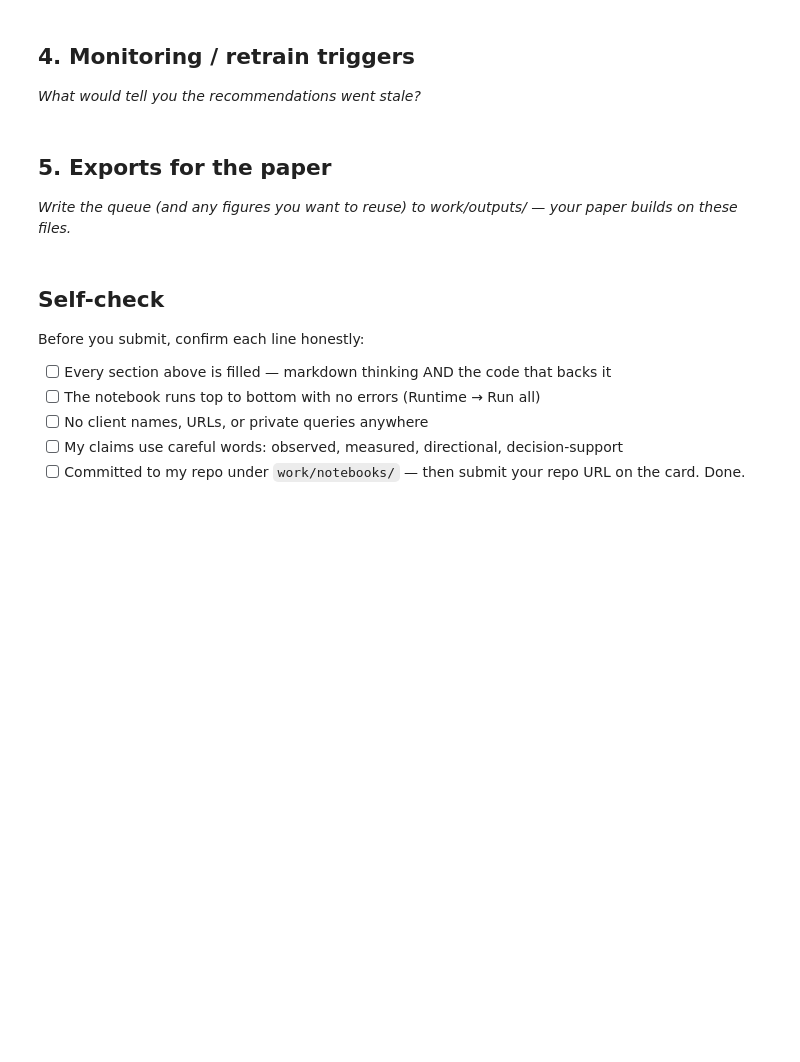
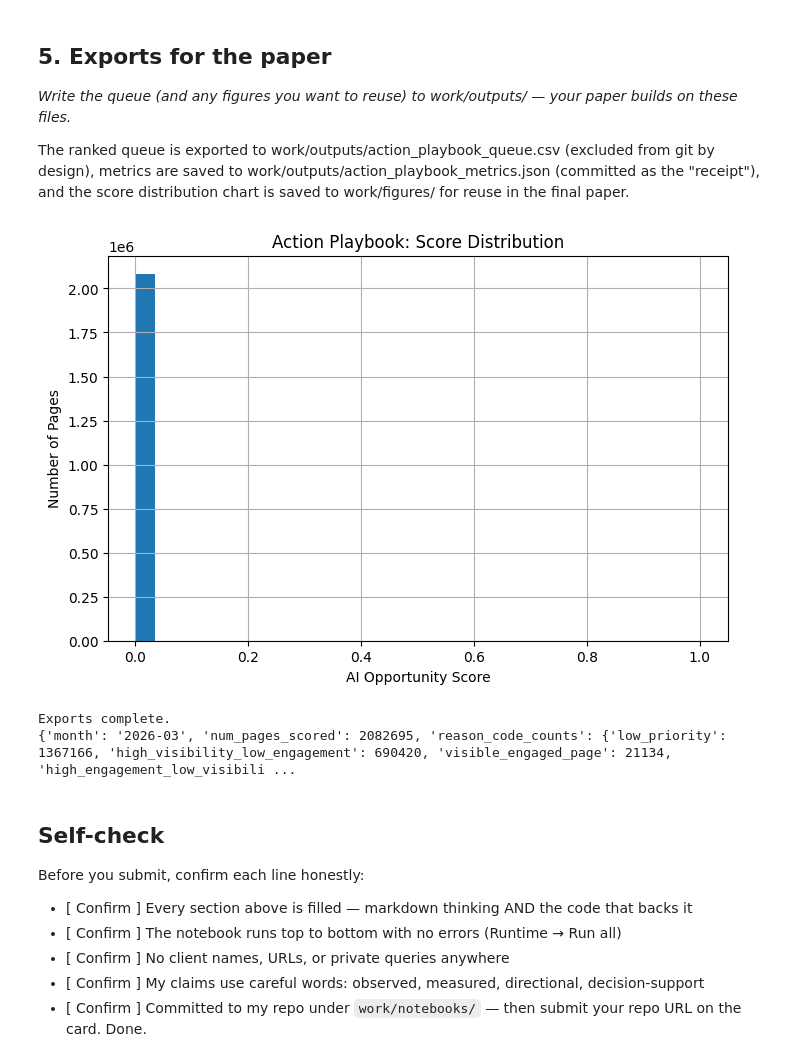
Before and after one commit to ShaunGves/FlyRank-AI, a Jupyter notebook: work/notebooks/w07_action_playbook.ipynb, the cells around one changed output. Cells and saved outputs as stored; diff of their text form; code cells hidden in the pictures; blank space fills up the shorter version.

```diff
--- a/work/notebooks/w07_action_playbook.ipynb
+++ b/work/notebooks/w07_action_playbook.ipynb
@@ -12,0 +11,18 @@ This skeleton is yours to fill. Work the sections **in order** — each one has
+# %%
+!git clone https://github.com/ShaunGves/FlyRank-AI.git
+%cd FlyRank-AI
+
+from google.colab import userdata
+import os
+os.environ["HF_TOKEN"] = userdata.get("HF_TOKEN")
+print("Token loaded successfully" if os.environ["HF_TOKEN"] else "Token missing")
+
+import duckdb, pandas as pd, os
+con = duckdb.connect()
+con.execute("INSTALL httpfs; LOAD httpfs;")
+con.execute("""
+CREATE SECRET hf_token (
+    TYPE HUGGINGFACE,
+    TOKEN '{}'
+);
+""".format(os.environ["HF_TOKEN"]))
@@ -27,7 +128,3 @@ This skeleton is yours to fill. Work the sections **in order** — each one has
 # %%
 # This cell is for CODE (numbers, a query, a check).
 # Write your text answer in the cell ABOVE this one — typing sentences here breaks Run All.
-# %% [markdown]
-## 4. Monitoring / retrain triggers
-
-*What would tell you the recommendations went stale?*
@@ -38,3 +132,5 @@ This skeleton is yours to fill. Work the sections **in order** — each one has
 ## 5. Exports for the paper
 
 *Write the queue (and any figures you want to reuse) to work/outputs/ — your paper builds on these files.*
+
+The ranked queue is exported to work/outputs/action_playbook_queue.csv (excluded from git by design), metrics are saved to work/outputs/action_playbook_metrics.json (committed as the "receipt"), and the score distribution chart is saved to work/figures/ for reuse in the final paper.
@@ -44,10 +137,41 @@ This skeleton is yours to fill. Work the sections **in order** — each one has
+# %%
+
+os.makedirs("work/outputs", exist_ok=True)
+os.makedirs("work/figures", exist_ok=True)
+
+ranked_queue.to_csv("work/outputs/action_playbook_queue.csv", index=False)
+
+import json
+metrics = {
+    "month": "2026-03",
+    "num_pages_scored": len(ranked_queue),
+    "reason_code_counts": df["reason_code"].value_counts().to_dict()
+}
+with open("work/outputs/action_playbook_metrics.json", "w") as f:
+    json.dump(metrics, f, indent=2)
+
+import matplotlib.pyplot as plt
+plt.figure(figsize=(8,5))
+df["ai_opportunity_score"].hist(bins=30)
+plt.xlabel("AI Opportunity Score")
+plt.ylabel("Number of Pages")
+plt.title("Action Playbook: Score Distribution")
+plt.savefig("work/figures/action_playbook_score_distribution.png")
+plt.show()
+
+print("Exports complete.")
+print(metrics)
+# %% [output]
+[figure, added]
+Exports complete.
+{'month': '2026-03', 'num_pages_scored': 2082695, 'reason_code_counts': {'low_priority': 1367166, 'high_visibility_low_engagement': 690420, 'visible_engaged_page': 21134, 'high_engagement_low_visibili ...
 # %% [markdown]
 ## Self-check
 
 Before you submit, confirm each line honestly:
 
-- [ ] Every section above is filled — markdown thinking AND the code that backs it
-- [ ] The notebook runs top to bottom with no errors (Runtime → Run all)
-- [ ] No client names, URLs, or private queries anywhere
-- [ ] My claims use careful words: observed, measured, directional, decision-support
-- [ ] Committed to my repo under `work/notebooks/` — then submit your repo URL on the card. Done.
+- [ Confirm ] Every section above is filled — markdown thinking AND the code that backs it
+- [ Confirm ] The notebook runs top to bottom with no errors (Runtime → Run all)
+- [ Confirm ] No client names, URLs, or private queries anywhere
+- [ Confirm ] My claims use careful words: observed, measured, directional, decision-support
+- [ Confirm ] Committed to my repo under `work/notebooks/` — then submit your repo URL on the card. Done.
```
Also changed, not shown: parts of 12 cells of this notebook.
